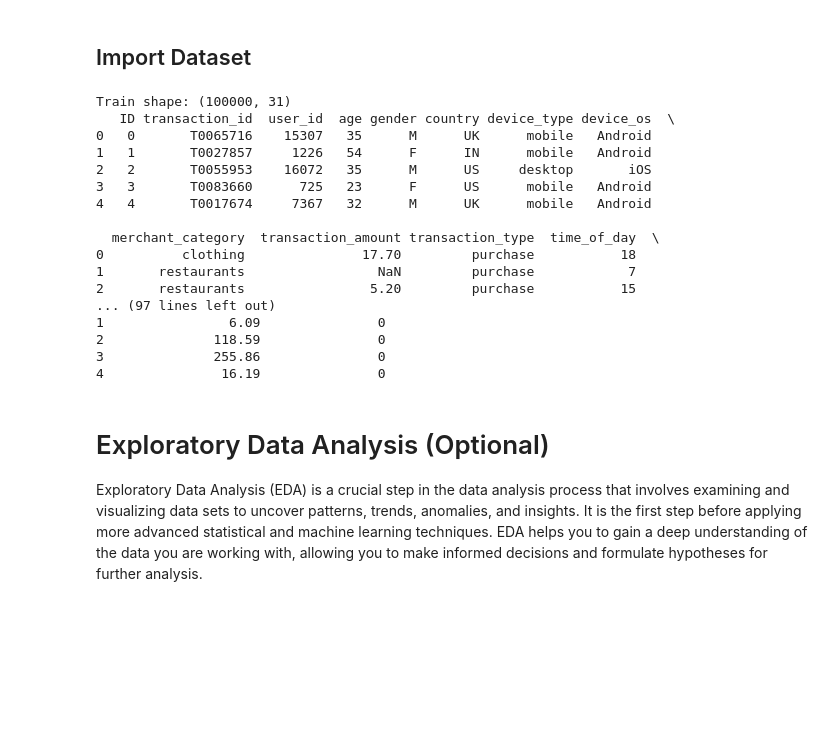
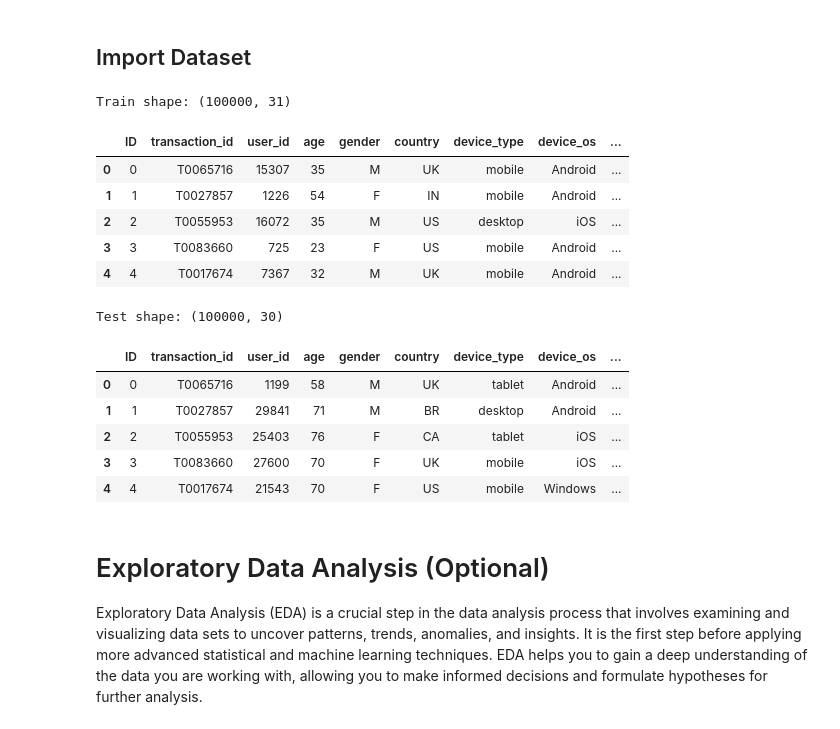
Before and after one commit to wiijaakk/IF3070_Tubes2_AbyuDAIya-Ganbatte, a Jupyter notebook: IF3070 Dasar Artificial Intelligence _ Tugas Besar 2 Notebook.ipynb, the cells around one changed output. Drawn from its saved outputs; the diff is of its cells as text; code cells hidden in the pictures; blank space fills up the shorter version.

```diff
--- a/IF3070 Dasar Artificial Intelligence _ Tugas Besar 2 Notebook.ipynb
+++ b/IF3070 Dasar Artificial Intelligence _ Tugas Besar 2 Notebook.ipynb
@@ -32,29 +27,28 @@ pd.set_option('display.max_columns', 50)
 # %%
 train = pd.read_csv("train.csv")
 test = pd.read_csv("test.csv")
-
-print("Train shape:", train.shape)
-print(train.head())
-print("\nTest shape:", test.shape)
-print(test.head())
-# %% [output]
-Train shape: (100000, 31)
-   ID transaction_id  user_id  age gender country device_type device_os  \
-0   0       T0065716    15307   35      M      UK      mobile   Android
-1   1       T0027857     1226   54      F      IN      mobile   Android
-2   2       T0055953    16072   35      M      US     desktop       iOS
-3   3       T0083660      725   23      F      US      mobile   Android
-4   4       T0017674     7367   32      M      UK      mobile   Android
-
-  merchant_category  transaction_amount transaction_type  time_of_day  \
-0          clothing               17.70         purchase           18
-1       restaurants                 NaN         purchase            7
-2       restaurants                5.20         purchase           15
-... (97 lines left out)
-1                6.09               0
-2              118.59               0
-3              255.86               0
-4               16.19               0
+# %%
+print("Train shape:", train.shape)
+train.head()
+# %% [output]
+Train shape: (100000, 31)
+|  | ID | transaction_id | user_id | age | gender | country | device_type | device_os | ... |
+| 0 | 0 | T0065716 | 15307 | 35 | M | UK | mobile | Android | ... |
+| 1 | 1 | T0027857 | 1226 | 54 | F | IN | mobile | Android | ... |
+| 2 | 2 | T0055953 | 16072 | 35 | M | US | desktop | iOS | ... |
+| 3 | 3 | T0083660 | 725 | 23 | F | US | mobile | Android | ... |
+| 4 | 4 | T0017674 | 7367 | 32 | M | UK | mobile | Android | ... |
+# %%
+print("\nTest shape:", test.shape)
+test.head()
+# %% [output]
+Test shape: (100000, 30)
+|  | ID | transaction_id | user_id | age | gender | country | device_type | device_os | ... |
+| 0 | 0 | T0065716 | 1199 | 58 | M | UK | tablet | Android | ... |
+| 1 | 1 | T0027857 | 29841 | 71 | M | BR | desktop | Android | ... |
+| 2 | 2 | T0055953 | 25403 | 76 | F | CA | tablet | iOS | ... |
+| 3 | 3 | T0083660 | 27600 | 70 | F | UK | mobile | iOS | ... |
+| 4 | 4 | T0017674 | 21543 | 70 | F | US | mobile | Windows | ... |
 # %% [markdown]
 # Exploratory Data Analysis (Optional)
 
```
Also changed, not shown: parts of 12 cells of this notebook, 13 other files.
